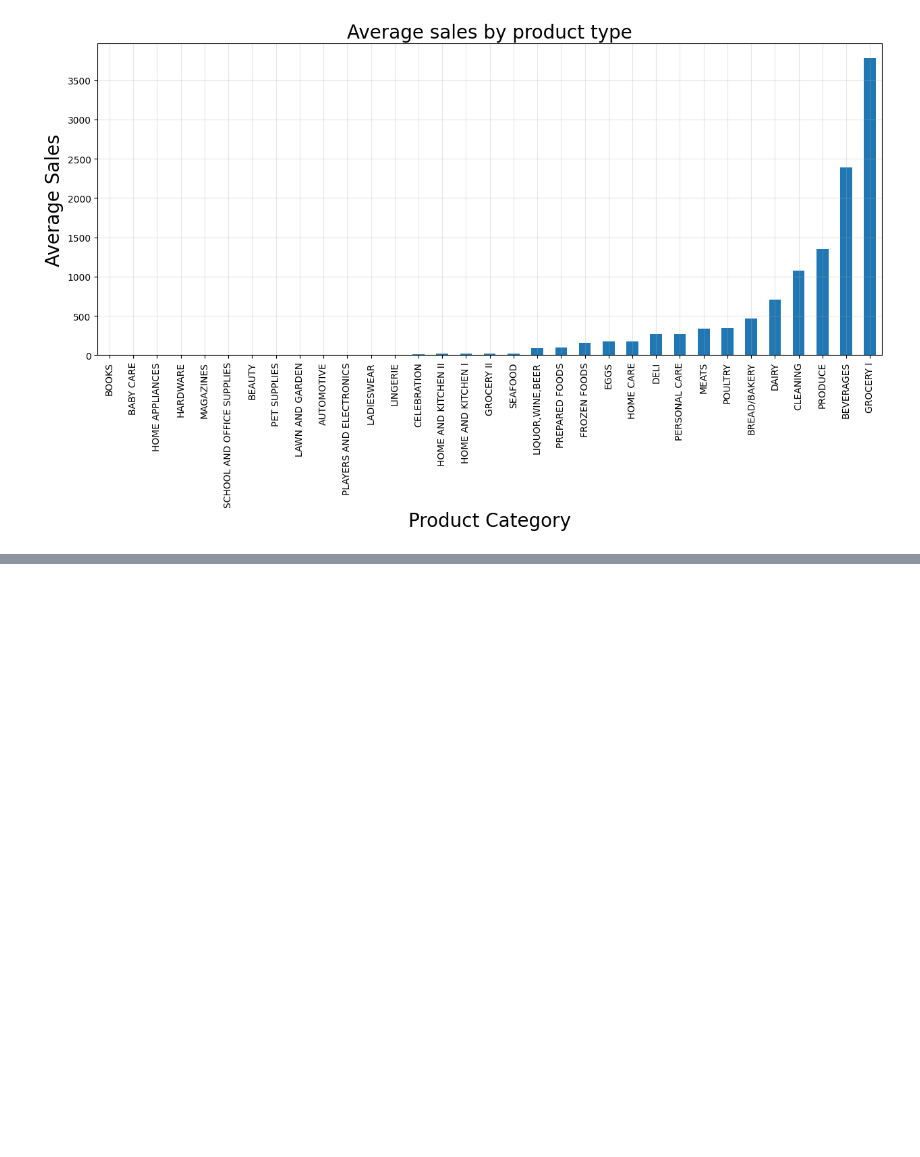
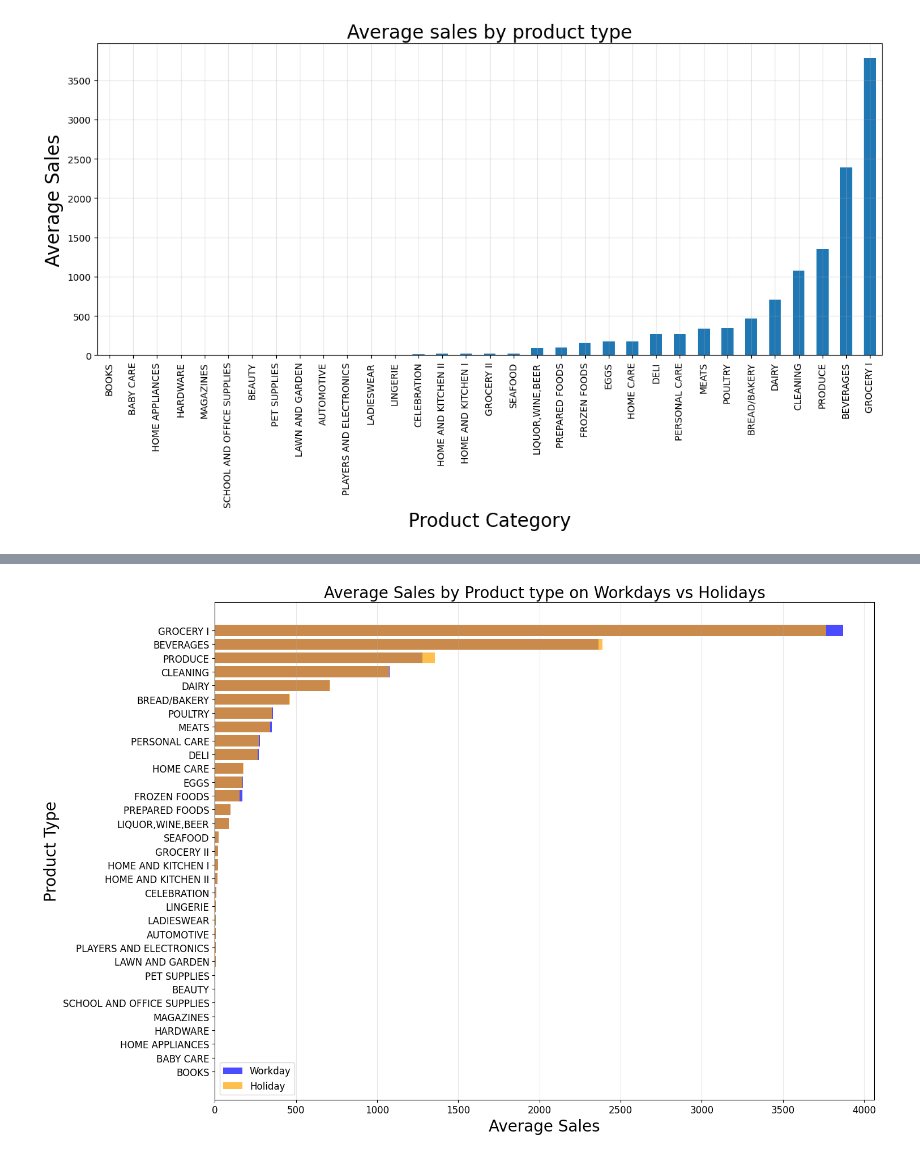
Before and after one commit to abobafett-dev/bigdata-final-project-iu-2024, a Jupyter notebook: notebooks/check_data.ipynb, the cells around one changed output, grey strips where cells are left out. Saved outputs shown, nothing was run; the diff lists cells and outputs as text; code cells hidden in the pictures; blank space fills up the shorter version.

```diff
--- a/notebooks/check_data.ipynb
+++ b/notebooks/check_data.ipynb
@@ -186,0 +185,28 @@ plt.show()
+# %%
+# Отфильтруем данные по праздникам и рабочим дням
+is_holiday = holidays_events_df[(holidays_events_df['type'] == 'Holiday') & (holidays_events_df['transferred'] == False)]['date']
+workdays = ~train_df['date'].isin(is_holiday)
+
+# Группировка данных по типу дня и категориям товаров, вычисление средней стоимости
+average_cost_by_category_and_day = train_df.groupby([workdays, 'family'])['sales'].mean().unstack()
+
+# Сортировка категорий товаров по возрастанию средней стоимости
+sorted_categories = average_cost_by_category_and_day.mean().sort_values().index
+
+# Построение графика
+plt.figure(figsize=(15, 10))
+for is_holiday, color in zip([False, True], ['blue', 'orange']):
+    data = average_cost_by_category_and_day.loc[is_holiday, sorted_categories]
+    plt.barh(data.index, data, color=color, alpha=0.7, label='Holiday' if is_holiday else 'Workday')
+
+plt.grid(axis='x', alpha=0.3)
+plt.title('Average Sales by Product type on Workdays vs Holidays', fontsize=20)
+plt.xlabel('Average Sales', fontsize=20)
+plt.ylabel('Product Type', fontsize=20)
+plt.xticks(fontsize=12)
+plt.yticks(fontsize=12)
+plt.legend(fontsize=12)
+plt.tight_layout()
+plt.show()
+# %% [output]
+[figure, added]
```
Also changed, not shown: parts of 2 cells of this notebook.
